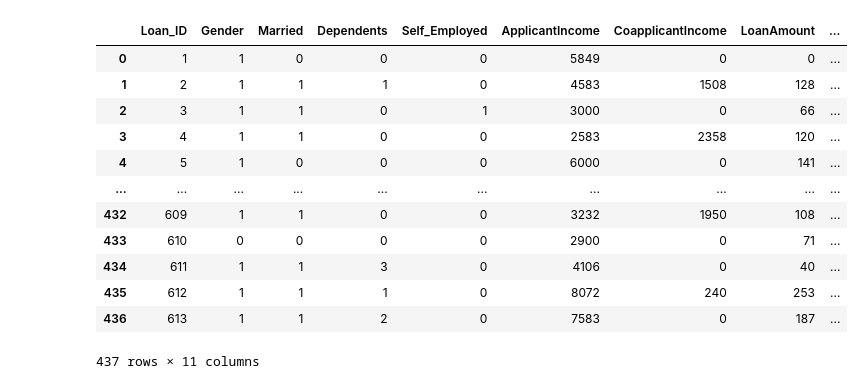
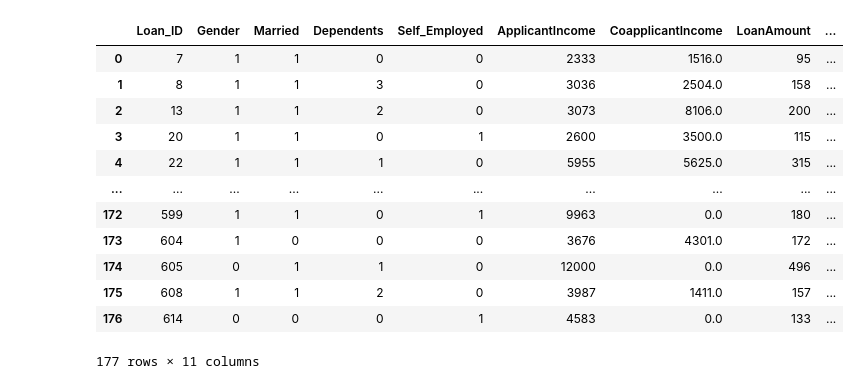
Before and after one commit to anmolS-1104/SML, a Jupyter notebook: SML /Exp 8/part2.ipynb, the cells around one changed output. Saved outputs shown, nothing was run; the diff lists cells and outputs as text; code cells hidden in the pictures.

```diff
--- a/SML /Exp 8/part2.ipynb
+++ b/SML /Exp 8/part2.ipynb
@@ -5,17 +5,19 @@ import numpy as np
 # %%
 train_df = pd.read_excel('/workspaces/SML/SML /Exp 8/train.xlsx')
 train_df
+test_df = pd.read_excel('/workspaces/SML/SML /Exp 8/test.xlsx')
+test_df
 # %% [output]
 |  | Loan_ID | Gender | Married | Dependents | Self_Employed | ApplicantIncome | CoapplicantIncome | LoanAmount | ... |
-| 0 | 1 | 1 | 0 | 0 | 0 | 5849 | 0 | 0 | ... |
-| 1 | 2 | 1 | 1 | 1 | 0 | 4583 | 1508 | 128 | ... |
-| 2 | 3 | 1 | 1 | 0 | 1 | 3000 | 0 | 66 | ... |
-| 3 | 4 | 1 | 1 | 0 | 0 | 2583 | 2358 | 120 | ... |
-| 4 | 5 | 1 | 0 | 0 | 0 | 6000 | 0 | 141 | ... |
+| 0 | 7 | 1 | 1 | 0 | 0 | 2333 | 1516.0 | 95 | ... |
+| 1 | 8 | 1 | 1 | 3 | 0 | 3036 | 2504.0 | 158 | ... |
+| 2 | 13 | 1 | 1 | 2 | 0 | 3073 | 8106.0 | 200 | ... |
+| 3 | 20 | 1 | 1 | 0 | 1 | 2600 | 3500.0 | 115 | ... |
+| 4 | 22 | 1 | 1 | 1 | 0 | 5955 | 5625.0 | 315 | ... |
 | ... | ... | ... | ... | ... | ... | ... | ... | ... | ... |
-| 432 | 609 | 1 | 1 | 0 | 0 | 3232 | 1950 | 108 | ... |
-| 433 | 610 | 0 | 0 | 0 | 0 | 2900 | 0 | 71 | ... |
-| 434 | 611 | 1 | 1 | 3 | 0 | 4106 | 0 | 40 | ... |
-| 435 | 612 | 1 | 1 | 1 | 0 | 8072 | 240 | 253 | ... |
-| 436 | 613 | 1 | 1 | 2 | 0 | 7583 | 0 | 187 | ... |
+| 172 | 599 | 1 | 1 | 0 | 1 | 9963 | 0.0 | 180 | ... |
+| 173 | 604 | 1 | 0 | 0 | 0 | 3676 | 4301.0 | 172 | ... |
+| 174 | 605 | 0 | 1 | 1 | 0 | 12000 | 0.0 | 496 | ... |
+| 175 | 608 | 1 | 1 | 2 | 0 | 3987 | 1411.0 | 157 | ... |
+| 176 | 614 | 0 | 0 | 0 | 1 | 4583 | 0.0 | 133 | ... |
-437 rows × 11 columns
+177 rows × 11 columns
```
Also changed, not shown: parts of 16 cells of this notebook.
